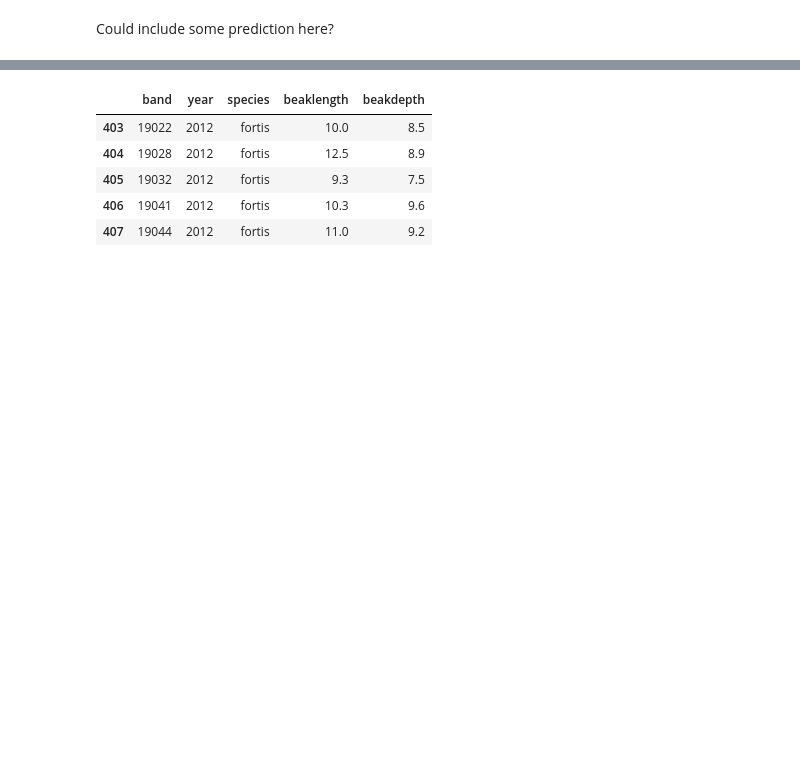
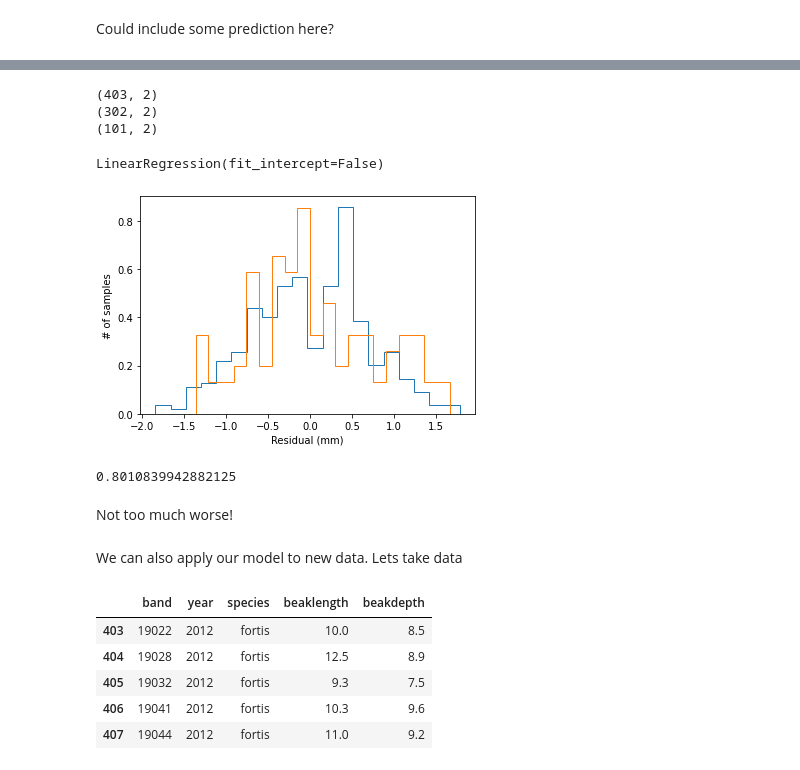
Before and after one commit to ryraut/swdb_2023, a Jupyter notebook: Day1/DarwinExample.ipynb, the cells around one changed output, grey strips where cells are left out. Cells and saved outputs as stored; diff of their text form; code cells hidden in the pictures; blank space fills up the shorter version.

```diff
--- a/Day1/DarwinExample.ipynb
+++ b/Day1/DarwinExample.ipynb
@@ -97,3 +125,37 @@ ax.hist(y75-prediction75,20)
+# %%
+train_X75,test_X75,train_y75,test_y75 = train_test_split(X75,y75)
+print(X75.shape)
+print(train_X75.shape)
+print(test_X75.shape)
+# %% [output]
+(403, 2)
+(302, 2)
+(101, 2)
+# %%
+LinearModel = lm.LinearRegression(fit_intercept=False)
+LinearModel.fit(train_X75,train_y75)
+# %% [output]
+LinearRegression(fit_intercept=False)
+# %%
+trainprediction75 = LinearModel.predict(train_X75)
+
+testprediction75 = LinearModel.predict(test_X75)
+fig,ax = plt.subplots()
+ax.hist(train_y75-trainprediction75,20,density = True,histtype='step',label='Train Residuals')
+ax.hist(test_y75-testprediction75,20,density = True,histtype='step',label='Test Residuals');
+ax.set_ylabel('# of samples')
+ax.set_xlabel('Residual (mm)');
+# %% [output]
+[figure, added]
+# %%
+LinearModel.score(test_X75,test_y75)
+# %% [output]
+0.8010839942882125
+# %% [markdown]
+Not too much worse!
+# %% [markdown]
+We can also apply our model to new data.
+Lets take data
 # %%
 finches12 = finches[finches.year==2012]
 finches12.head()
```
Also changed, not shown: parts of 35 cells of this notebook, 1 other file.
